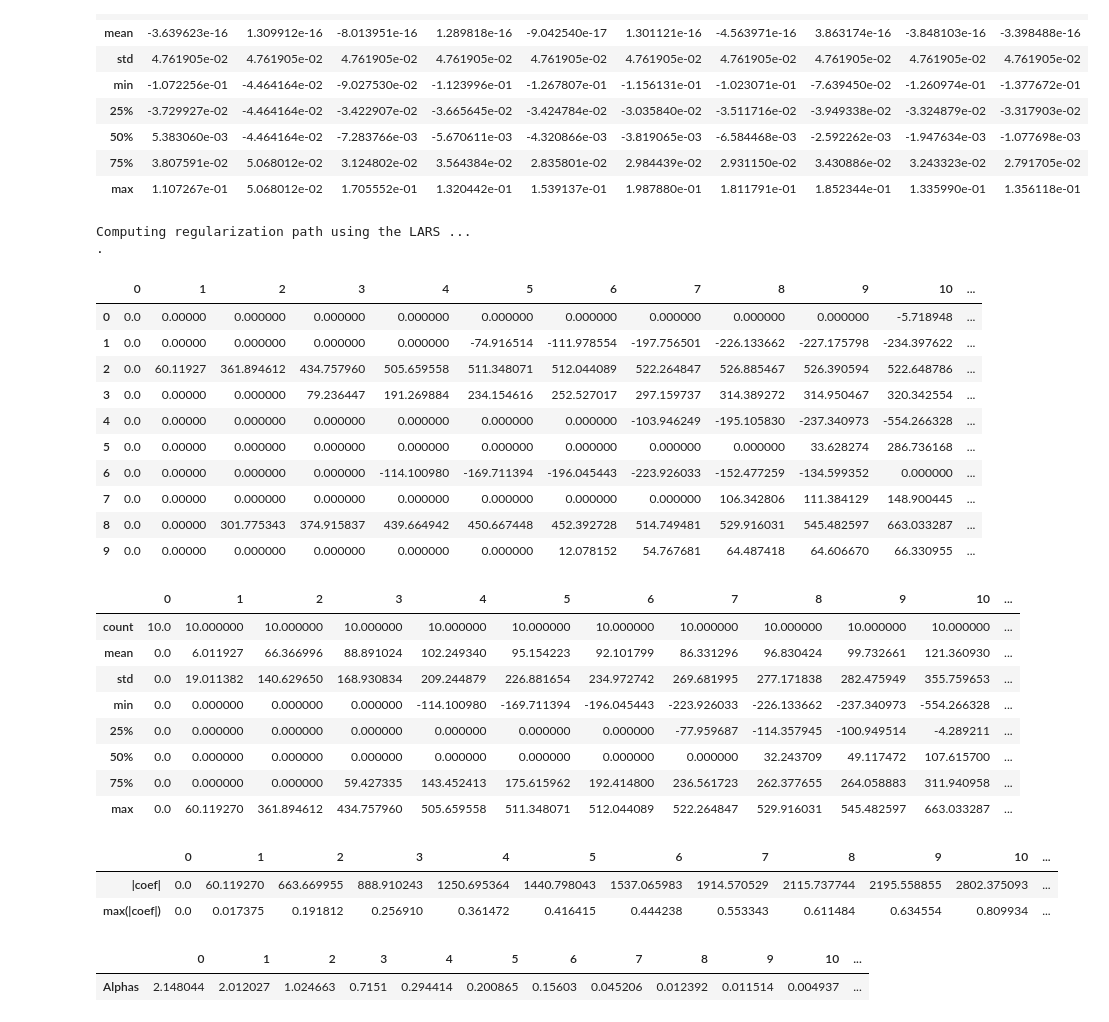
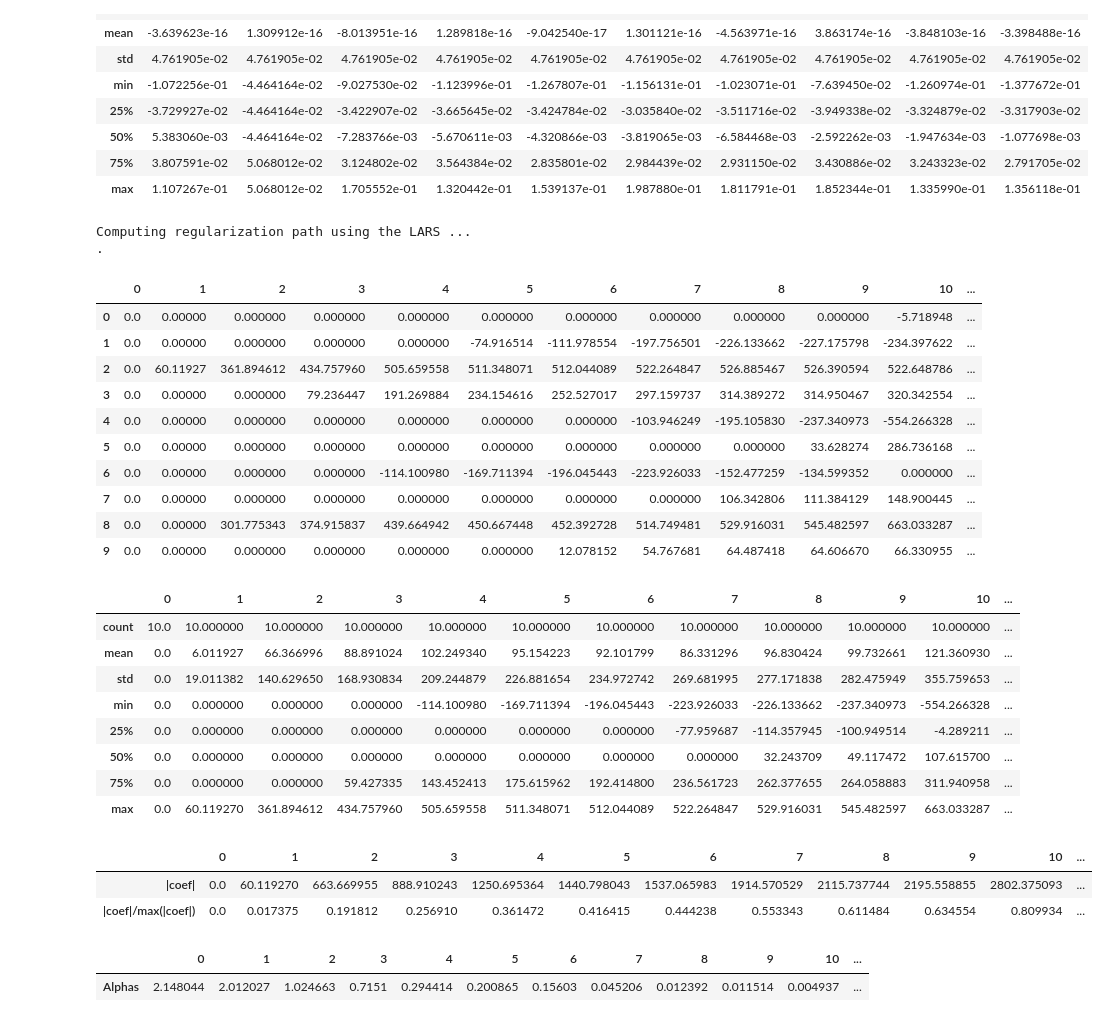
Before and after one commit to utensil/julia-playground, a Jupyter notebook: dl/hello_scikit_learn.ipynb, the cells around one changed output. Drawn from its saved outputs; the diff is of its cells as text; code cells hidden in the pictures.

```diff
--- a/dl/hello_scikit_learn.ipynb
+++ b/dl/hello_scikit_learn.ipynb
@@ -357,37 +364,37 @@ xx = np.sum(np.abs(coefs.T), axis=1)
 # the last of xx is the maximum of L1-norms
 normalized_xx = xx / xx[-1]
 
-df = pd.DataFrame(np.array([xx, normalized_xx]), index=["|coef|", "max(|coef|)"])
+df = pd.DataFrame(np.array([xx, normalized_xx]), index=["|coef|", "|coef|/max(|coef|)"])
 display(df)
 
 df = pd.DataFrame(alphas.reshape(1, -1), index=["Alphas"])
 display(df)
 # %% [output]
 Computing regularization path using the LARS ...
 .
 |  | 0 | 1 | 2 | 3 | 4 | 5 | 6 | 7 | 8 | 9 | 10 | ... |
 | 0 | 0.0 | 0.00000 | 0.000000 | 0.000000 | 0.000000 | 0.000000 | 0.000000 | 0.000000 | 0.000000 | 0.000000 | -5.718948 | ... |
 | 1 | 0.0 | 0.00000 | 0.000000 | 0.000000 | 0.000000 | -74.916514 | -111.978554 | -197.756501 | -226.133662 | -227.175798 | -234.397622 | ... |
 | 2 | 0.0 | 60.11927 | 361.894612 | 434.757960 | 505.659558 | 511.348071 | 512.044089 | 522.264847 | 526.885467 | 526.390594 | 522.648786 | ... |
 | 3 | 0.0 | 0.00000 | 0.000000 | 79.236447 | 191.269884 | 234.154616 | 252.527017 | 297.159737 | 314.389272 | 314.950467 | 320.342554 | ... |
 | 4 | 0.0 | 0.00000 | 0.000000 | 0.000000 | 0.000000 | 0.000000 | 0.000000 | -103.946249 | -195.105830 | -237.340973 | -554.266328 | ... |
 | 5 | 0.0 | 0.00000 | 0.000000 | 0.000000 | 0.000000 | 0.000000 | 0.000000 | 0.000000 | 0.000000 | 33.628274 | 286.736168 | ... |
 | 6 | 0.0 | 0.00000 | 0.000000 | 0.000000 | -114.100980 | -169.711394 | -196.045443 | -223.926033 | -152.477259 | -134.599352 | 0.000000 | ... |
 | 7 | 0.0 | 0.00000 | 0.000000 | 0.000000 | 0.000000 | 0.000000 | 0.000000 | 0.000000 | 106.342806 | 111.384129 | 148.900445 | ... |
 | 8 | 0.0 | 0.00000 | 301.775343 | 374.915837 | 439.664942 | 450.667448 | 452.392728 | 514.749481 | 529.916031 | 545.482597 | 663.033287 | ... |
 | 9 | 0.0 | 0.00000 | 0.000000 | 0.000000 | 0.000000 | 0.000000 | 12.078152 | 54.767681 | 64.487418 | 64.606670 | 66.330955 | ... |
 |  | 0 | 1 | 2 | 3 | 4 | 5 | 6 | 7 | 8 | 9 | 10 | ... |
 | count | 10.0 | 10.000000 | 10.000000 | 10.000000 | 10.000000 | 10.000000 | 10.000000 | 10.000000 | 10.000000 | 10.000000 | 10.000000 | ... |
 | mean | 0.0 | 6.011927 | 66.366996 | 88.891024 | 102.249340 | 95.154223 | 92.101799 | 86.331296 | 96.830424 | 99.732661 | 121.360930 | ... |
 | std | 0.0 | 19.011382 | 140.629650 | 168.930834 | 209.244879 | 226.881654 | 234.972742 | 269.681995 | 277.171838 | 282.475949 | 355.759653 | ... |
 | min | 0.0 | 0.000000 | 0.000000 | 0.000000 | -114.100980 | -169.711394 | -196.045443 | -223.926033 | -226.133662 | -237.340973 | -554.266328 | ... |
 | 25% | 0.0 | 0.000000 | 0.000000 | 0.000000 | 0.000000 | 0.000000 | 0.000000 | -77.959687 | -114.357945 | -100.949514 | -4.289211 | ... |
 | 50% | 0.0 | 0.000000 | 0.000000 | 0.000000 | 0.000000 | 0.000000 | 0.000000 | 0.000000 | 32.243709 | 49.117472 | 107.615700 | ... |
 | 75% | 0.0 | 0.000000 | 0.000000 | 59.427335 | 143.452413 | 175.615962 | 192.414800 | 236.561723 | 262.377655 | 264.058883 | 311.940958 | ... |
 | max | 0.0 | 60.119270 | 361.894612 | 434.757960 | 505.659558 | 511.348071 | 512.044089 | 522.264847 | 529.916031 | 545.482597 | 663.033287 | ... |
 |  | 0 | 1 | 2 | 3 | 4 | 5 | 6 | 7 | 8 | 9 | 10 | ... |
 | |coef| | 0.0 | 60.119270 | 663.669955 | 888.910243 | 1250.695364 | 1440.798043 | 1537.065983 | 1914.570529 | 2115.737744 | 2195.558855 | 2802.375093 | ... |
-| max(|coef|) | 0.0 | 0.017375 | 0.191812 | 0.256910 | 0.361472 | 0.416415 | 0.444238 | 0.553343 | 0.611484 | 0.634554 | 0.809934 | ... |
+| |coef|/max(|coef|) | 0.0 | 0.017375 | 0.191812 | 0.256910 | 0.361472 | 0.416415 | 0.444238 | 0.553343 | 0.611484 | 0.634554 | 0.809934 | ... |
 |  | 0 | 1 | 2 | 3 | 4 | 5 | 6 | 7 | 8 | 9 | 10 | ... |
 | Alphas | 2.148044 | 2.012027 | 1.024663 | 0.7151 | 0.294414 | 0.200865 | 0.15603 | 0.045206 | 0.012392 | 0.011514 | 0.004937 | ... |
 # %%
```
Also changed, not shown: parts of 6 cells of this notebook.
